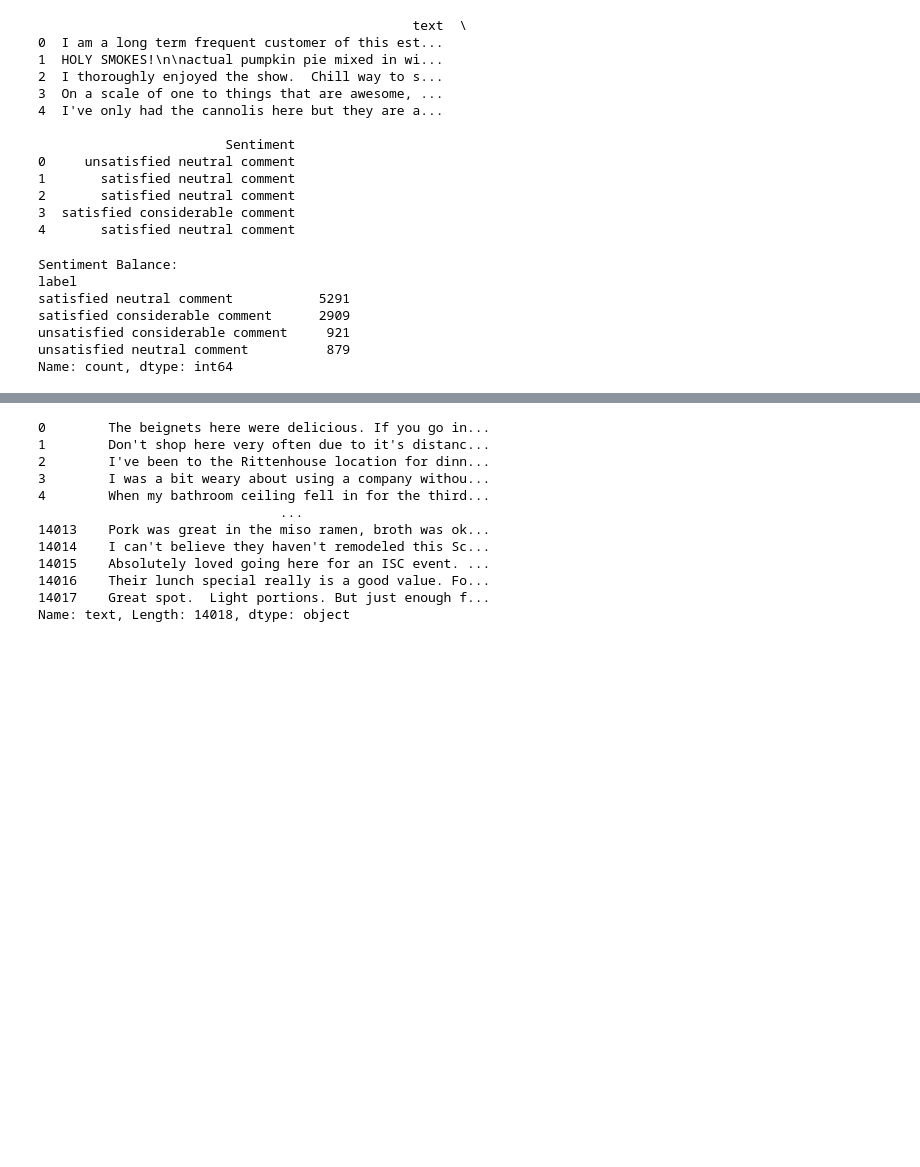
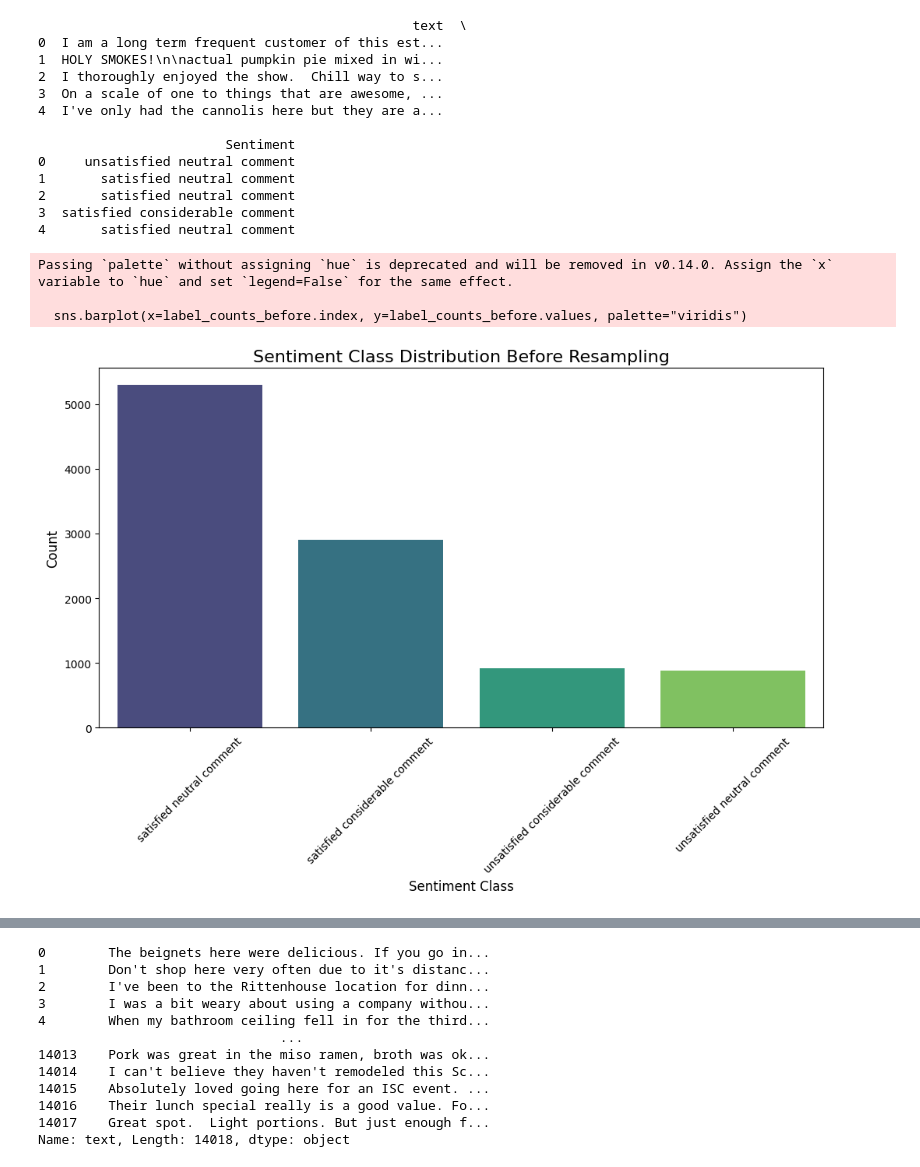
Before and after one commit to Nadun999/sentiment_analysis_evolution, a Jupyter notebook: sentiment_analysis_using_svm.ipynb, the cells around one changed output, grey strips where cells are left out. Cells and saved outputs as stored; diff of their text form; code cells hidden in the pictures; blank space fills up the shorter version.

Commit message:
added the graph codes

```diff
--- a/sentiment_analysis_using_svm.ipynb
+++ b/sentiment_analysis_using_svm.ipynb
@@ -85,22 +86,26 @@ sentiment_mapping = {
     "unsatisfied neutral comment": 3
 }
 processed_data['label'] = processed_data['Sentiment'].map(sentiment_mapping)
-# %%
-label_counts = processed_data['label'].value_counts()
-
-sentiment_names = {v: k for k, v in sentiment_mapping.items()}
-label_counts.index = label_counts.index.map(sentiment_names)
-
-print("Sentiment Balance:")
-print(label_counts)
-# %% [output]
-Sentiment Balance:
-label
-satisfied neutral comment           5291
-satisfied considerable comment      2909
-unsatisfied considerable comment     921
-unsatisfied neutral comment          879
-Name: count, dtype: int64
+# %%
+label_counts_before = processed_data['label'].value_counts()
+
+# Map integer labels to sentiment names
+sentiment_names = {v: k for k, v in sentiment_mapping.items()}
+label_counts_before.index = label_counts_before.index.map(sentiment_names)
+
+plt.figure(figsize=(12, 6))
+sns.barplot(x=label_counts_before.index, y=label_counts_before.values, palette="viridis")
+plt.title("Sentiment Class Distribution Before Resampling", fontsize=16)
+plt.xlabel("Sentiment Class", fontsize=12)
+plt.ylabel("Count", fontsize=12)
+plt.xticks(rotation=45, fontsize=10)
+plt.yticks(fontsize=10)
+plt.show()
+# %% [output]
+Passing `palette` without assigning `hue` is deprecated and will be removed in v0.14.0. Assign the `x` variable to `hue` and set `legend=False` for the same effect.
+
+  sns.barplot(x=label_counts_before.index, y=label_counts_before.values, palette="viridis")
+[figure, added]
 # %%
 from sklearn.utils import resample
 
```
Also changed, not shown: parts of 3 cells of this notebook.
